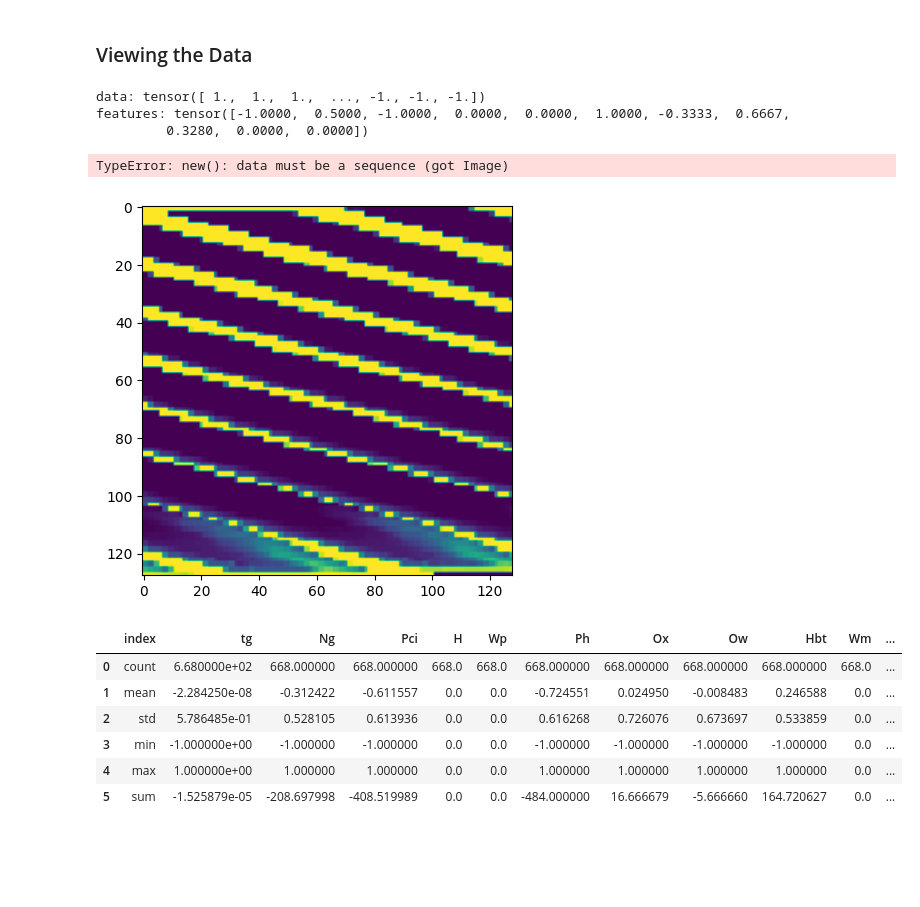
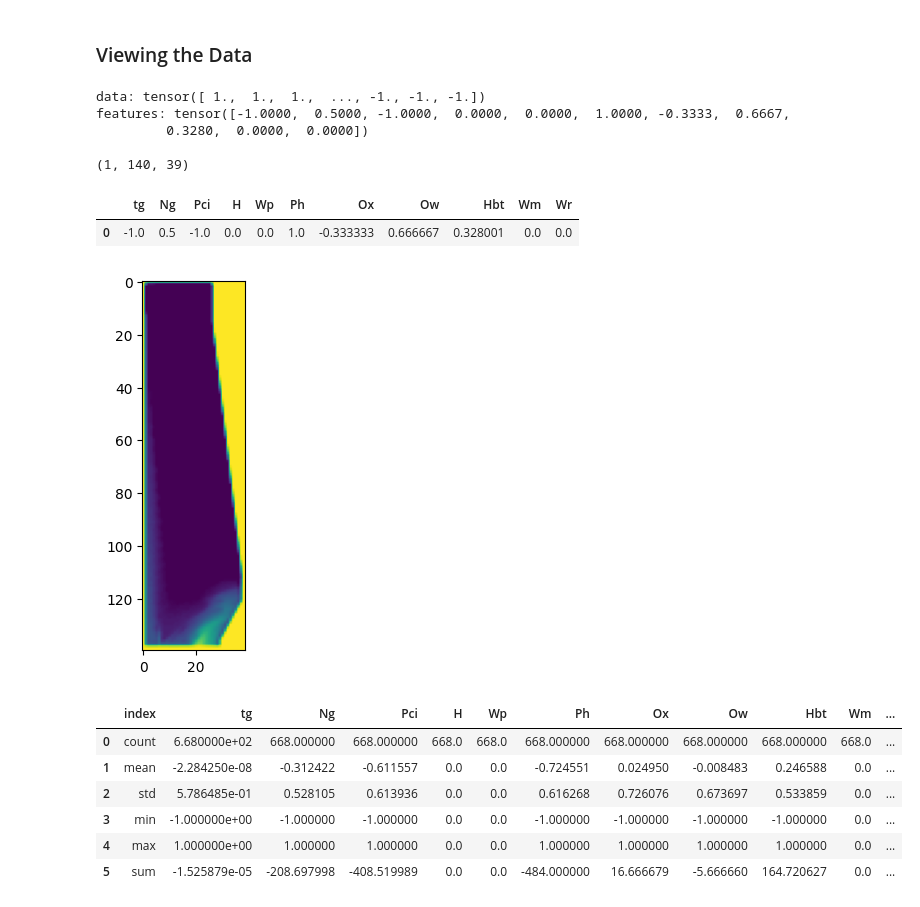
Before and after one commit to JoeyShapiro/blast-furnace-cgan, a Jupyter notebook: cgan.ipynb, the cells around one changed output. Drawn from its saved outputs; the diff is of its cells as text; code cells hidden in the pictures; blank space fills up the shorter version.

```diff
--- a/cgan.ipynb
+++ b/cgan.ipynb
@@ -99,9 +99,10 @@ class MyDataset(VisionDataset):
         # add 16 bytes of padding
         # data = F.pad(data, (0, 16), value=0)
         # data = data.reshape(len(data), 74, 74).float()
+        # print(data.shape)
         # # upscale to 128x128
         # data = F.interpolate(data.unsqueeze(1), size=(128, 128), mode='nearest').squeeze(1)
-
+        data = data.reshape(len(data), 140, 39).float()
         data = F.interpolate(data.unsqueeze(1), size=(140, 39*3), mode='nearest').squeeze(1)
 
         data = 2 * (data / 255) - 1
@@ -188,41 +187,44 @@ display(df_normalized)
 dataset = MyDataset(root='data', normalize=(-1, 1))
 datum = dataset[0]
 print(f"""
 data: {datum[0]}
 features: {datum[1]}
 """)
 
 # convert data to image plot
 # TODO first pixel is bad
 img = np.array(datum[0])
-img = img.reshape(-1, 128, 128)
-img = Image.fromarray((img * 255).astype(np.uint8)[0])
-plt.imshow(img)
+# img = img.reshape(-1, 128, 128)
+# img = Image.fromarray((img * 255).astype(np.uint8)[0])
+# plt.imshow(img)
 # img2 = np.array(datum[0])
 # img2 = img2[:-16].reshape(140, 39)
 # plt.imshow(img2)
 
 # downscale to 74x74
-img = F.interpolate(torch.Tensor(img).unsqueeze(0), size=(74, 74), mode='nearest').squeeze(0).reshape(-1).numpy()
 # remove the padding
-img = img[:-16].reshape(-1, 140, 39)
+img = img[:-4].reshape(-1, 140, 39*3)
+img = F.interpolate(torch.Tensor(img).unsqueeze(0), size=(140, 39), mode='nearest').squeeze(0).numpy()
 print(img.shape)
 img = Image.fromarray((img * 255).astype(np.uint8)[0])
-# plt.imshow(img)
+plt.imshow(img)
 
 # convert features to dataframe
 # TODO not correct, but ai guessed the labels, so its funny
 # Ng = Nitrogen, Pci = Pesticide, H = Humidity, Wp = Watering pattern, Ph = pH, 0x = 0x, 0w = 0w, Hbt = Habitat, Wm = Weed management, Wr = Weather
 labels = [ 'tg', 'Ng', 'Pci', 'H', 'Wp', 'Ph', 'Ox', 'Ow', 'Hbt', 'Wm', 'Wr' ]
 conditions = np.array(datum[1])
 features = pd.DataFrame([conditions], columns=labels)
 display(features)
 # %% [output]
 data: tensor([ 1.,  1.,  1.,  ..., -1., -1., -1.])
 features: tensor([-1.0000,  0.5000, -1.0000,  0.0000,  0.0000,  1.0000, -0.3333,  0.6667,
          0.3280,  0.0000,  0.0000])
+
+(1, 140, 39)
-TypeError: new(): data must be a sequence (got Image)
+|  | tg | Ng | Pci | H | Wp | Ph | Ox | Ow | Hbt | Wm | Wr |
+| 0 | -1.0 | 0.5 | -1.0 | 0.0 | 0.0 | 1.0 | -0.333333 | 0.666667 | 0.328001 | 0.0 | 0.0 |
-[figure, old version]
+[figure, new version]
 # %%
 # get the count, mean, std, min, max, and sum of each column
 df_aggregated = dataset.features.agg(['count', 'mean', 'std', 'min', 'max', 'sum']).reset_index()
```
Also changed, not shown: parts of 5 cells of this notebook.
